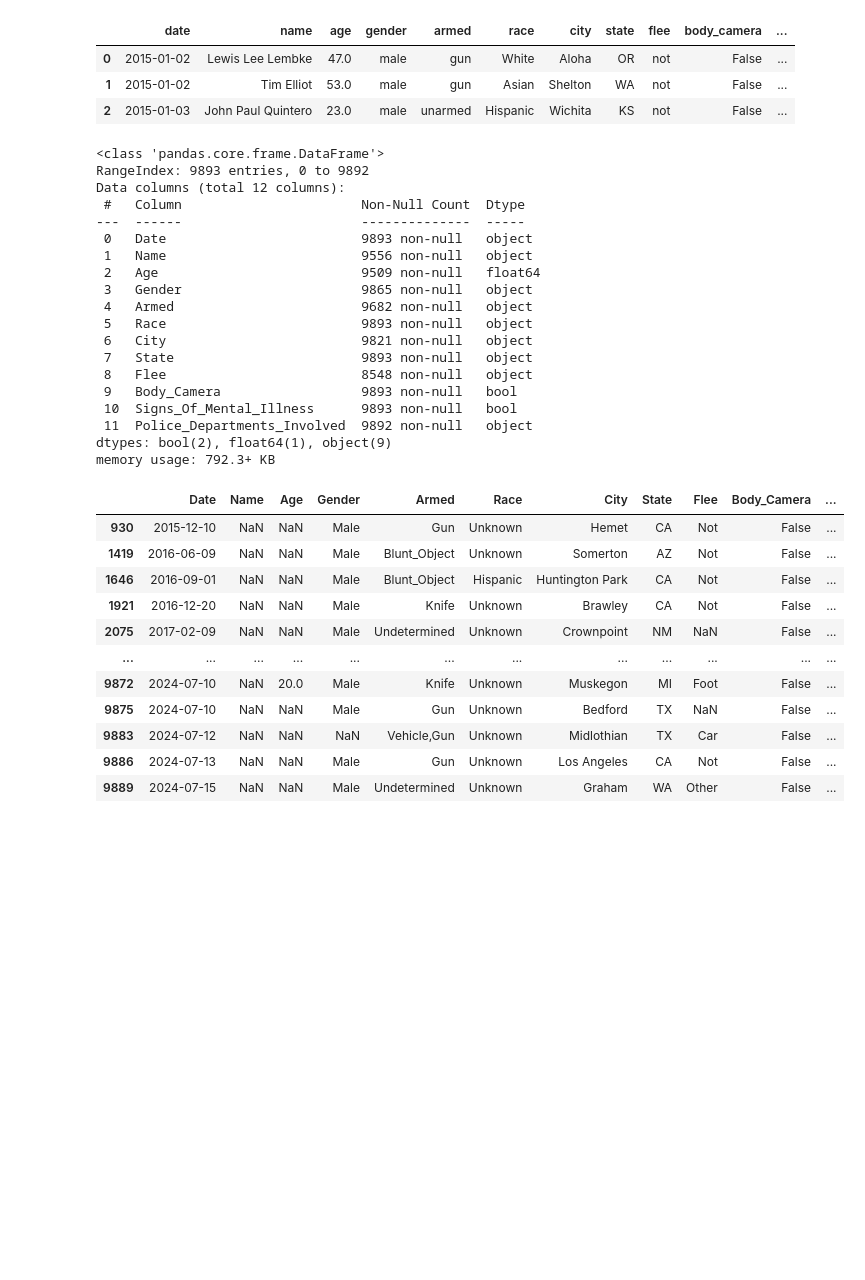
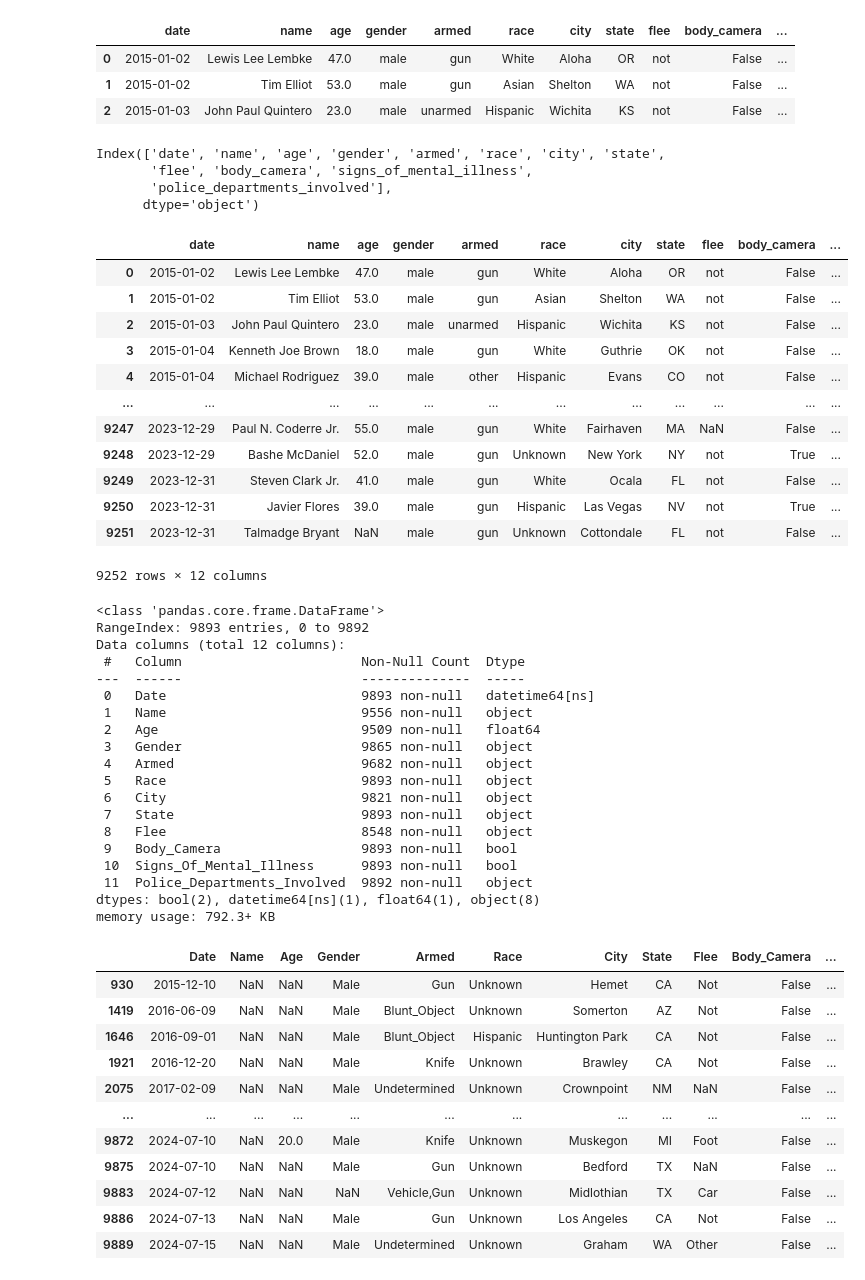
Before and after one commit to matt-harvey-data/US_Police_Shootings_2015-2024, a Jupyter notebook: US_Police_Shootings_2015-2024.ipynb, the cells around one changed output. Cells and saved outputs as stored; diff of their text form; code cells hidden in the pictures; blank space fills up the shorter version.

```diff
--- a/US_Police_Shootings_2015-2024.ipynb
+++ b/US_Police_Shootings_2015-2024.ipynb
@@ -18,6 +18,31 @@ data.head(3)
 | 0 | 2015-01-02 | Lewis Lee Lembke | 47.0 | male | gun | White | Aloha | OR | not | False | ... |
 | 1 | 2015-01-02 | Tim Elliot | 53.0 | male | gun | Asian | Shelton | WA | not | False | ... |
 | 2 | 2015-01-03 | John Paul Quintero | 23.0 | male | unarmed | Hispanic | Wichita | KS | not | False | ... |
+# %%
+data.columns
+# %% [output]
+Index(['date', 'name', 'age', 'gender', 'armed', 'race', 'city', 'state',
+       'flee', 'body_camera', 'signs_of_mental_illness',
+       'police_departments_involved'],
+      dtype='object')
+# %%
+data['date'] = pd.to_datetime(data['date'])
+
+data[data['date'] < '2024-01-01']
+# %% [output]
+|  | date | name | age | gender | armed | race | city | state | flee | body_camera | ... |
+| 0 | 2015-01-02 | Lewis Lee Lembke | 47.0 | male | gun | White | Aloha | OR | not | False | ... |
+| 1 | 2015-01-02 | Tim Elliot | 53.0 | male | gun | Asian | Shelton | WA | not | False | ... |
+| 2 | 2015-01-03 | John Paul Quintero | 23.0 | male | unarmed | Hispanic | Wichita | KS | not | False | ... |
+| 3 | 2015-01-04 | Kenneth Joe Brown | 18.0 | male | gun | White | Guthrie | OK | not | False | ... |
+| 4 | 2015-01-04 | Michael Rodriguez | 39.0 | male | other | Hispanic | Evans | CO | not | False | ... |
+| ... | ... | ... | ... | ... | ... | ... | ... | ... | ... | ... | ... |
+| 9247 | 2023-12-29 | Paul N. Coderre Jr. | 55.0 | male | gun | White | Fairhaven | MA | NaN | False | ... |
+| 9248 | 2023-12-29 | Bashe McDaniel | 52.0 | male | gun | Unknown | New York | NY | not | True | ... |
+| 9249 | 2023-12-31 | Steven Clark Jr. | 41.0 | male | gun | White | Ocala | FL | not | False | ... |
+| 9250 | 2023-12-31 | Javier Flores | 39.0 | male | gun | Hispanic | Las Vegas | NV | not | True | ... |
+| 9251 | 2023-12-31 | Talmadge Bryant | NaN | male | gun | Unknown | Cottondale | FL | not | False | ... |
+9252 rows × 12 columns
 # %%
 # Title case all column names
 
@@ -40,7 +65,7 @@ RangeIndex: 9893 entries, 0 to 9892
 Data columns (total 12 columns):
  #   Column                       Non-Null Count  Dtype
 ---  ------                       --------------  -----
- 0   Date                         9893 non-null   object
+ 0   Date                         9893 non-null   datetime64[ns]
  1   Name                         9556 non-null   object
  2   Age                          9509 non-null   float64
  3   Gender                       9865 non-null   object
@@ -52,7 +77,7 @@ Data columns (total 12 columns):
  9   Body_Camera                  9893 non-null   bool
  10  Signs_Of_Mental_Illness      9893 non-null   bool
  11  Police_Departments_Involved  9892 non-null   object
-dtypes: bool(2), float64(1), object(9)
+dtypes: bool(2), datetime64[ns](1), float64(1), object(8)
 memory usage: 792.3+ KB
 # %%
 # Inspect the rows with a null value in the name column
```
Also changed, not shown: parts of 62 cells of this notebook, 1 other file.
